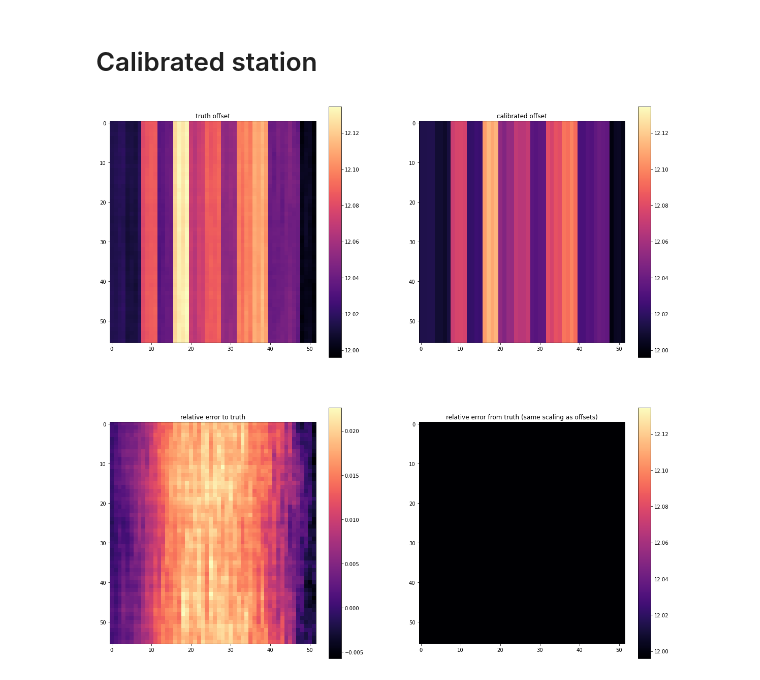
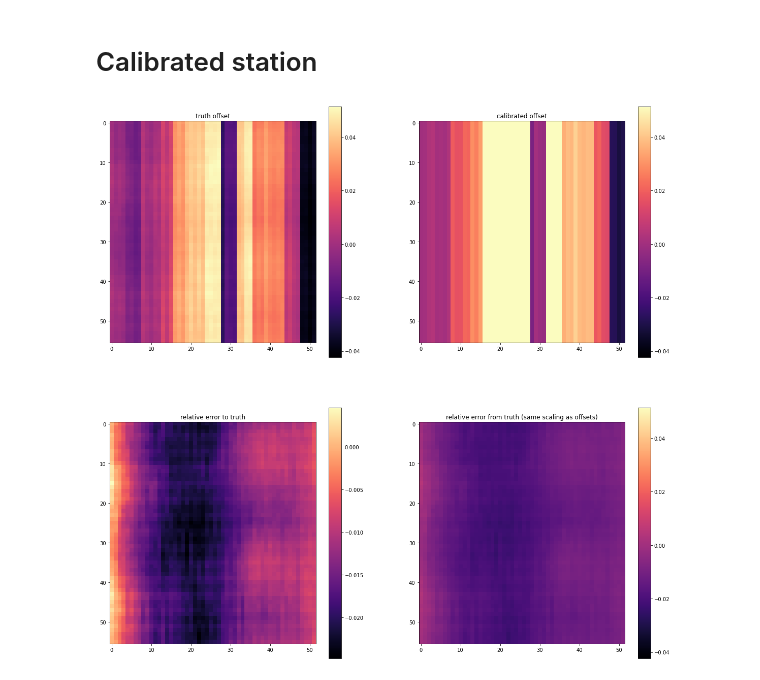
Before and after one commit to maximilianKoeper/melp, a Jupyter notebook: jupyter-notbooks/example_taft_v2.ipynb, the cells around one changed output. Cells and saved outputs as stored; diff of their text form; code cells hidden in the pictures.

```diff
--- a/jupyter-notbooks/example_taft_v2.ipynb
+++ b/jupyter-notbooks/example_taft_v2.ipynb
@@ -17,7 +17,7 @@ Welcome to JupyROOT 6.24/06
 ## Creating/Loading detector with misalignment
 # %%
 #mu3e_detector = Detector.initFromROOT("./run42_20000.root")
-mu3e_detector = Detector.initFromSave("best_cal_1.det")
+mu3e_detector = Detector.initFromSave("test1.det")
 # %% [output]
 ------------------------------
 Detector information
@@ -184,7 +184,7 @@ plt.show()
 # %% [markdown]
 # Calibrated station
 # %%
-melp.taft.plot_station_calibration(mu3e_detector, 2)
+melp.taft.plot_station_calibration(mu3e_detector, 1)
 # %% [output]
-[figure, old version]
+[figure, new version]
 # %%
```
Also changed, not shown: parts of 6 cells of this notebook, 5 other files.
